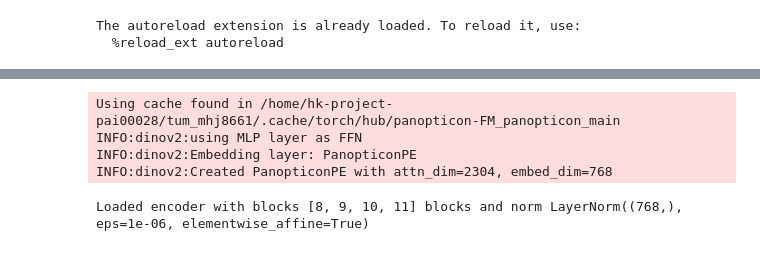
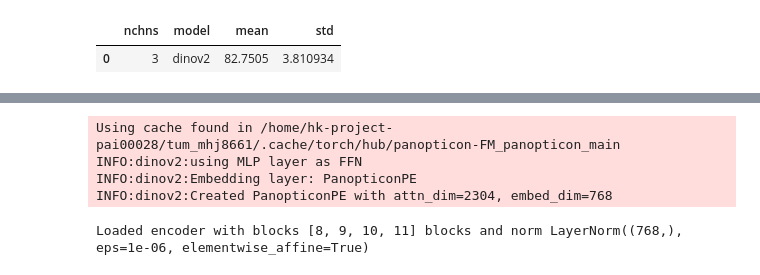
Before and after one commit to geobreeze/geobreeze, a Jupyter notebook: gb.ipynb, the cells around one changed output, grey strips where cells are left out. Saved outputs shown, nothing was run; the diff lists cells and outputs as text; code cells hidden in the pictures.

```diff
--- a/gb.ipynb
+++ b/gb.ipynb
@@ -3,6 +3,42 @@ from dotenv import load_dotenv
 load_dotenv('/home/hk-project-pai00028/tum_mhj8661/code/geobreeze/.env')
 %load_ext autoreload
 %autoreload 2
+
+def get_aestetics(model):
+    MODEL_TO_AESTETICS = {
+        'panopticon': ('blue', 'o'),
+        'dofa': ('orange', 's'),
+        'softcon': ('green', '^'),
+        'dino': ('red', 'x'),
+        'croma': ('purple', 'D'),
+    }
+
+    for key, value in MODEL_TO_AESTETICS.items():
+        if key in model:
+            return value
+    raise ValueError(f"Model {model} not found in aesthetics mapping.")
-# %% [output]
-The autoreload extension is already loaded. To reload it, use:
-  %reload_ext autoreload
+# %%
+import pandas as pd
+import matplotlib.pyplot as plt
+from geobreeze.collect_results import collect_csv
+import os
+
+p = '/hkfs/work/workspace/scratch/tum_mhj8661-panopticon/dino_logs/geobreeze/random_chns/m-eurosat'
+
+collect_csv(p)
+df = pd.read_csv(os.path.join(p,'results.csv')).drop(columns=['Unnamed: 0'])
+
+
+df = df[df['metric'] == 'acc_top-1_micro']
+df['model'] = df['relpath'].apply(lambda x: x.split('/')[0])
+df['nchns'] = df['relpath'].apply(lambda x: x.split('/')[1])
+
+
+dfplot = df.groupby(['nchns', 'model'])['val'].agg(['mean', 'std']).reset_index()
+dfplot['nchns'] = pd.to_numeric(dfplot['nchns'])
+dfplot.sort_values('nchns', inplace=True)
+dfplot.fillna(0.0, inplace=True)
+display(dfplot)
+# %% [output]
+|  | nchns | model | mean | std |
+| 0 | 3 | dinov2 | 82.7505 | 3.810934 |
```
Also changed, not shown: parts of 7 cells of this notebook, 7 other files.
